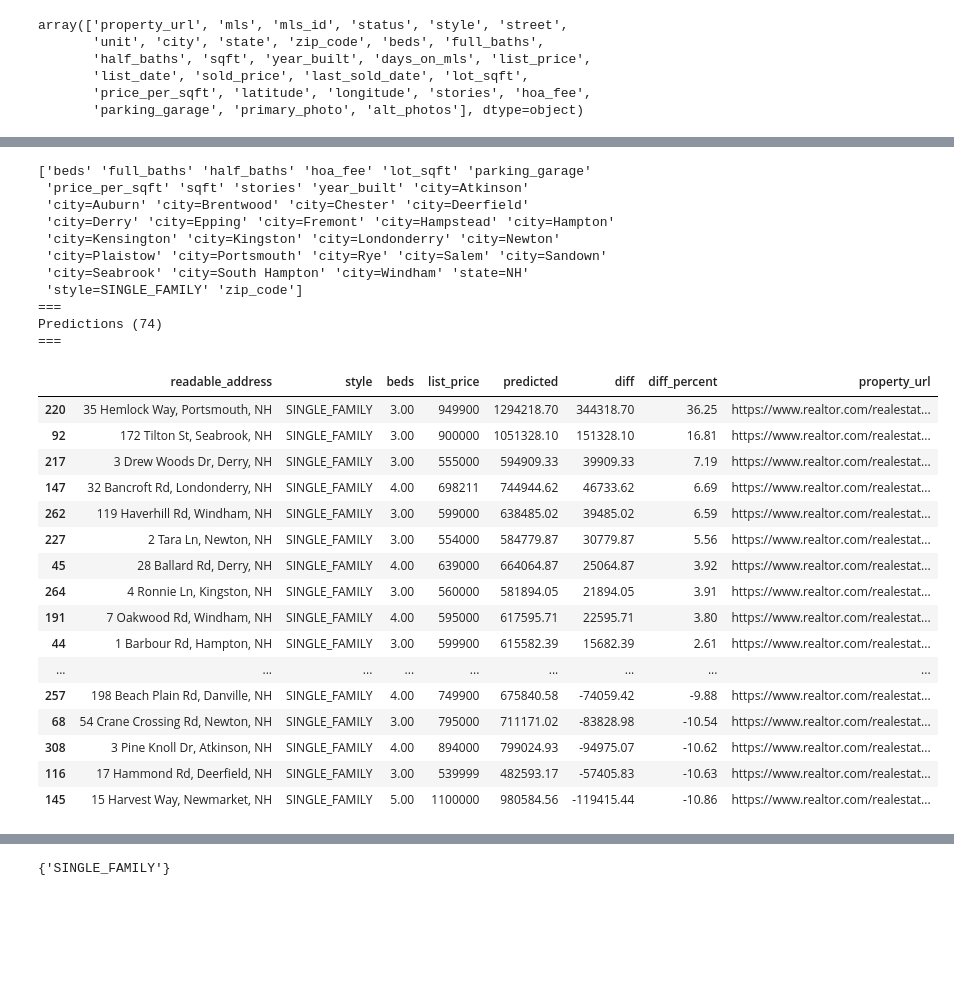
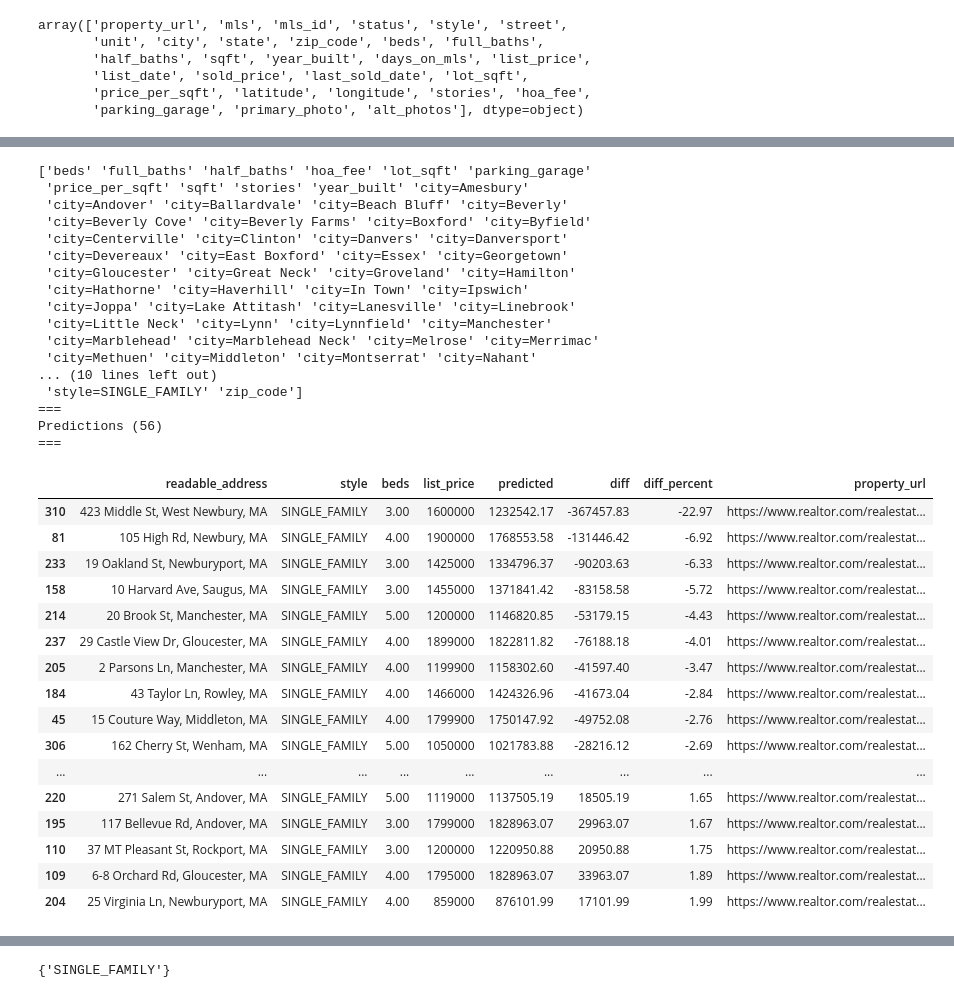
Before and after one commit to cbonoz/harvest-re, a Jupyter notebook: redfin_harvest.ipynb, the cells around one changed output, grey strips where cells are left out. Saved outputs shown, nothing was run; the diff lists cells and outputs as text; code cells hidden in the pictures; blank space fills up the shorter version.

Commit message:
update county

```diff
--- a/redfin_harvest.ipynb
+++ b/redfin_harvest.ipynb
@@ -18,11 +18,12 @@ from sklearn.feature_extraction import DictVectorizer
 ACTIVE_MODEL = GradientBoostingRegressor
 
 # TARGET_LOCATION = 'Waltham, MA'
-TARGET_LOCATION = 'Rockingham County, NH'
+# TARGET_LOCATION = 'Rockingham County, NH'
+TARGET_LOCATION = 'Essex County, MA'
 # TARGET_LOCATION = 'Middlesex County, MA'
 DATA_FOLDER = './data'
 
-MIN_PRICE = 500000
+MIN_PRICE = 800000
 MAX_PRICE = 2*10**6
 
 print('ready')
@@ -272,43 +278,49 @@ test_df.sort_values(by=['diff_percent'], ascending=False).head(10)
 # %%
 print(redfin.trained_columns)
 # remove exponent formatting
 pd.set_option('display.float_format', lambda x: '%.2f' % x)
 def make_clickable(val):
     # target _blank to open new window
     return '<a target="_blank" href="{}">{}</a>'.format(val, val)
 
 test_df.style.format({'property_url': make_clickable})
 print(f"===\nPredictions ({test_df.shape[0]})\n===")
-test_df[RedfinModel.OUTPUT_COLUMNS].sort_values(by=['diff_percent'], ascending=False).head(50)
+test_df[RedfinModel.OUTPUT_COLUMNS].sort_values(by=['diff_percent'], ascending=False).head(25)
 # %% [output]
 ['beds' 'full_baths' 'half_baths' 'hoa_fee' 'lot_sqft' 'parking_garage'
- 'price_per_sqft' 'sqft' 'stories' 'year_built' 'city=Atkinson'
- 'city=Auburn' 'city=Brentwood' 'city=Chester' 'city=Deerfield'
- 'city=Derry' 'city=Epping' 'city=Fremont' 'city=Hampstead' 'city=Hampton'
- 'city=Kensington' 'city=Kingston' 'city=Londonderry' 'city=Newton'
- 'city=Plaistow' 'city=Portsmouth' 'city=Rye' 'city=Salem' 'city=Sandown'
- 'city=Seabrook' 'city=South Hampton' 'city=Windham' 'state=NH'
+ 'price_per_sqft' 'sqft' 'stories' 'year_built' 'city=Amesbury'
+ 'city=Andover' 'city=Ballardvale' 'city=Beach Bluff' 'city=Beverly'
+ 'city=Beverly Cove' 'city=Beverly Farms' 'city=Boxford' 'city=Byfield'
+ 'city=Centerville' 'city=Clinton' 'city=Danvers' 'city=Danversport'
+ 'city=Devereaux' 'city=East Boxford' 'city=Essex' 'city=Georgetown'
+ 'city=Gloucester' 'city=Great Neck' 'city=Groveland' 'city=Hamilton'
+ 'city=Hathorne' 'city=Haverhill' 'city=In Town' 'city=Ipswich'
+ 'city=Joppa' 'city=Lake Attitash' 'city=Lanesville' 'city=Linebrook'
+ 'city=Little Neck' 'city=Lynn' 'city=Lynnfield' 'city=Manchester'
+ 'city=Marblehead' 'city=Marblehead Neck' 'city=Melrose' 'city=Merrimac'
+ 'city=Methuen' 'city=Middleton' 'city=Montserrat' 'city=Nahant'
+... (10 lines left out)
  'style=SINGLE_FAMILY' 'zip_code']
 ===
-Predictions (74)
+Predictions (56)
 ===
 |  | readable_address | style | beds | list_price | predicted | diff | diff_percent | property_url |
-| 220 | 35 Hemlock Way, Portsmouth, NH | SINGLE_FAMILY | 3.00 | 949900 | 1294218.70 | 344318.70 | 36.25 | https://www.realtor.com/realestat... |
-| 92 | 172 Tilton St, Seabrook, NH | SINGLE_FAMILY | 3.00 | 900000 | 1051328.10 | 151328.10 | 16.81 | https://www.realtor.com/realestat... |
-| 217 | 3 Drew Woods Dr, Derry, NH | SINGLE_FAMILY | 3.00 | 555000 | 594909.33 | 39909.33 | 7.19 | https://www.realtor.com/realestat... |
-| 147 | 32 Bancroft Rd, Londonderry, NH | SINGLE_FAMILY | 4.00 | 698211 | 744944.62 | 46733.62 | 6.69 | https://www.realtor.com/realestat... |
-| 262 | 119 Haverhill Rd, Windham, NH | SINGLE_FAMILY | 3.00 | 599000 | 638485.02 | 39485.02 | 6.59 | https://www.realtor.com/realestat... |
-| 227 | 2 Tara Ln, Newton, NH | SINGLE_FAMILY | 3.00 | 554000 | 584779.87 | 30779.87 | 5.56 | https://www.realtor.com/realestat... |
-| 45 | 28 Ballard Rd, Derry, NH | SINGLE_FAMILY | 4.00 | 639000 | 664064.87 | 25064.87 | 3.92 | https://www.realtor.com/realestat... |
-| 264 | 4 Ronnie Ln, Kingston, NH | SINGLE_FAMILY | 3.00 | 560000 | 581894.05 | 21894.05 | 3.91 | https://www.realtor.com/realestat... |
-| 191 | 7 Oakwood Rd, Windham, NH | SINGLE_FAMILY | 4.00 | 595000 | 617595.71 | 22595.71 | 3.80 | https://www.realtor.com/realestat... |
-| 44 | 1 Barbour Rd, Hampton, NH | SINGLE_FAMILY | 3.00 | 599900 | 615582.39 | 15682.39 | 2.61 | https://www.realtor.com/realestat... |
+| 310 | 423 Middle St, West Newbury, MA | SINGLE_FAMILY | 3.00 | 1600000 | 1232542.17 | -367457.83 | -22.97 | https://www.realtor.com/realestat... |
+| 81 | 105 High Rd, Newbury, MA | SINGLE_FAMILY | 4.00 | 1900000 | 1768553.58 | -131446.42 | -6.92 | https://www.realtor.com/realestat... |
+| 233 | 19 Oakland St, Newburyport, MA | SINGLE_FAMILY | 3.00 | 1425000 | 1334796.37 | -90203.63 | -6.33 | https://www.realtor.com/realestat... |
+| 158 | 10 Harvard Ave, Saugus, MA | SINGLE_FAMILY | 3.00 | 1455000 | 1371841.42 | -83158.58 | -5.72 | https://www.realtor.com/realestat... |
+| 214 | 20 Brook St, Manchester, MA | SINGLE_FAMILY | 5.00 | 1200000 | 1146820.85 | -53179.15 | -4.43 | https://www.realtor.com/realestat... |
+| 237 | 29 Castle View Dr, Gloucester, MA | SINGLE_FAMILY | 4.00 | 1899000 | 1822811.82 | -76188.18 | -4.01 | https://www.realtor.com/realestat... |
+| 205 | 2 Parsons Ln, Manchester, MA | SINGLE_FAMILY | 4.00 | 1199900 | 1158302.60 | -41597.40 | -3.47 | https://www.realtor.com/realestat... |
+| 184 | 43 Taylor Ln, Rowley, MA | SINGLE_FAMILY | 4.00 | 1466000 | 1424326.96 | -41673.04 | -2.84 | https://www.realtor.com/realestat... |
+| 45 | 15 Couture Way, Middleton, MA | SINGLE_FAMILY | 4.00 | 1799900 | 1750147.92 | -49752.08 | -2.76 | https://www.realtor.com/realestat... |
+| 306 | 162 Cherry St, Wenham, MA | SINGLE_FAMILY | 5.00 | 1050000 | 1021783.88 | -28216.12 | -2.69 | https://www.realtor.com/realestat... |
 | ... | ... | ... | ... | ... | ... | ... | ... | ... |
-| 257 | 198 Beach Plain Rd, Danville, NH | SINGLE_FAMILY | 4.00 | 749900 | 675840.58 | -74059.42 | -9.88 | https://www.realtor.com/realestat... |
-| 68 | 54 Crane Crossing Rd, Newton, NH | SINGLE_FAMILY | 3.00 | 795000 | 711171.02 | -83828.98 | -10.54 | https://www.realtor.com/realestat... |
-| 308 | 3 Pine Knoll Dr, Atkinson, NH | SINGLE_FAMILY | 4.00 | 894000 | 799024.93 | -94975.07 | -10.62 | https://www.realtor.com/realestat... |
-| 116 | 17 Hammond Rd, Deerfield, NH | SINGLE_FAMILY | 3.00 | 539999 | 482593.17 | -57405.83 | -10.63 | https://www.realtor.com/realestat... |
-| 145 | 15 Harvest Way, Newmarket, NH | SINGLE_FAMILY | 5.00 | 1100000 | 980584.56 | -119415.44 | -10.86 | https://www.realtor.com/realestat... |
+| 220 | 271 Salem St, Andover, MA | SINGLE_FAMILY | 5.00 | 1119000 | 1137505.19 | 18505.19 | 1.65 | https://www.realtor.com/realestat... |
+| 195 | 117 Bellevue Rd, Andover, MA | SINGLE_FAMILY | 3.00 | 1799000 | 1828963.07 | 29963.07 | 1.67 | https://www.realtor.com/realestat... |
+| 110 | 37 MT Pleasant St, Rockport, MA | SINGLE_FAMILY | 3.00 | 1200000 | 1220950.88 | 20950.88 | 1.75 | https://www.realtor.com/realestat... |
+| 109 | 6-8 Orchard Rd, Gloucester, MA | SINGLE_FAMILY | 4.00 | 1795000 | 1828963.07 | 33963.07 | 1.89 | https://www.realtor.com/realestat... |
+| 204 | 25 Virginia Ln, Newburyport, MA | SINGLE_FAMILY | 4.00 | 859000 | 876101.99 | 17101.99 | 1.99 | https://www.realtor.com/realestat... |
 # %%
 importances = redfin.print_feature_importances()
 print(f"===\nFeature Importances ({len(importances)})\n===")
```
Also changed, not shown: parts of 5 cells of this notebook.
